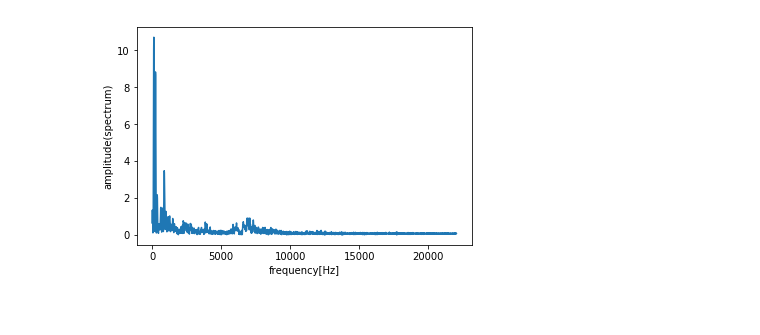
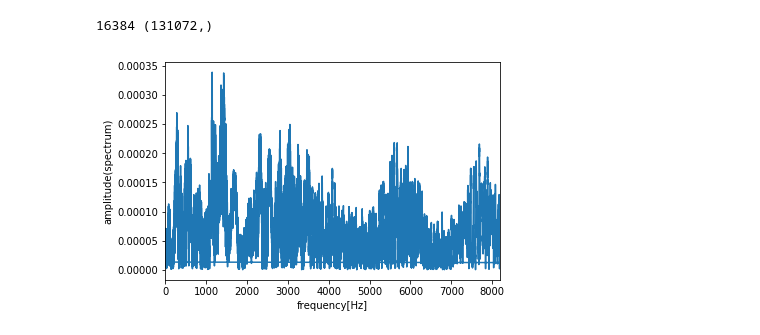
Before and after one commit to rem-s/Duck, a Jupyter notebook: record_py.ipynb, the cells around one changed output. Cells and saved outputs as stored; diff of their text form; code cells hidden in the pictures.

```diff
--- a/record_py.ipynb
+++ b/record_py.ipynb
@@ -205,11 +149,12 @@ def preEmphasis(signal, p):
 
 # multiply preEmphasis filter
 p = 0.97
-signal = preEmphasis(wavdata, p)
+signal = preEmphasis(signal, p)
+time = np.linspace(0, len(signal)/fs, num=len(signal))
 
-plot(time*1000, signal)
-xlabel("time[ms]")
-ylabel("amplitude(preEmphasis)")
-savefig("wave_preEmphasis.png")
-show()
+plt.title("Pre-emphasised waveform")
+plt.xlabel("time[ms]")
+plt.ylabel("amplitude(preEmphasis)")
+plt.plot(1000*time, signal)
+plt.show()
 # %% [output]
@@ -217,20 +174,18 @@ show()
 # %%
-# hamming windowをかける
-hammingWindow = np.hamming(len(signal))
-signal = signal * hammingWindow
+# get spectrum
+nfft = 2**18
+spec = np.abs(np.fft.fft(signal, nfft)/(nfft/2))[:nfft//2] #np.fft.fft(signal, nffft) nfftで2^Nとしてデータ数を渡す
+fscale = np.fft.fftfreq(nfft//2, d = 1.0/fs)[:nfft//2]
+print(fs, spec.shape)
 
-# get spectrum
-nfft = 2**12
-spec = np.abs(np.fft.fft(signal, nfft))[:nfft//2]
-fscale = np.fft.fftfreq(nfft, d = 1.0/fs)[:nfft//2]
-
-plot(fscale, spec)
-xlabel("frequency[Hz]")
-ylabel("amplitude(spectrum)")
-savefig("wave_spectrum.png")
-show()
+plt.xlabel("frequency[Hz]")
+plt.ylabel("amplitude(spectrum)")
+plt.xlim(0, fs//2)
+plt.plot(fscale, spec)
+plt.show()
 # %% [output]
+16384 (131072,)
-[figure, old version]
+[figure, new version]
 # %%
 def hz2mel(f):
     return 1127.01048 * np.log(f/700.0 + 1.0)
```
Also changed, not shown: parts of 24 cells of this notebook, 1 other file.
